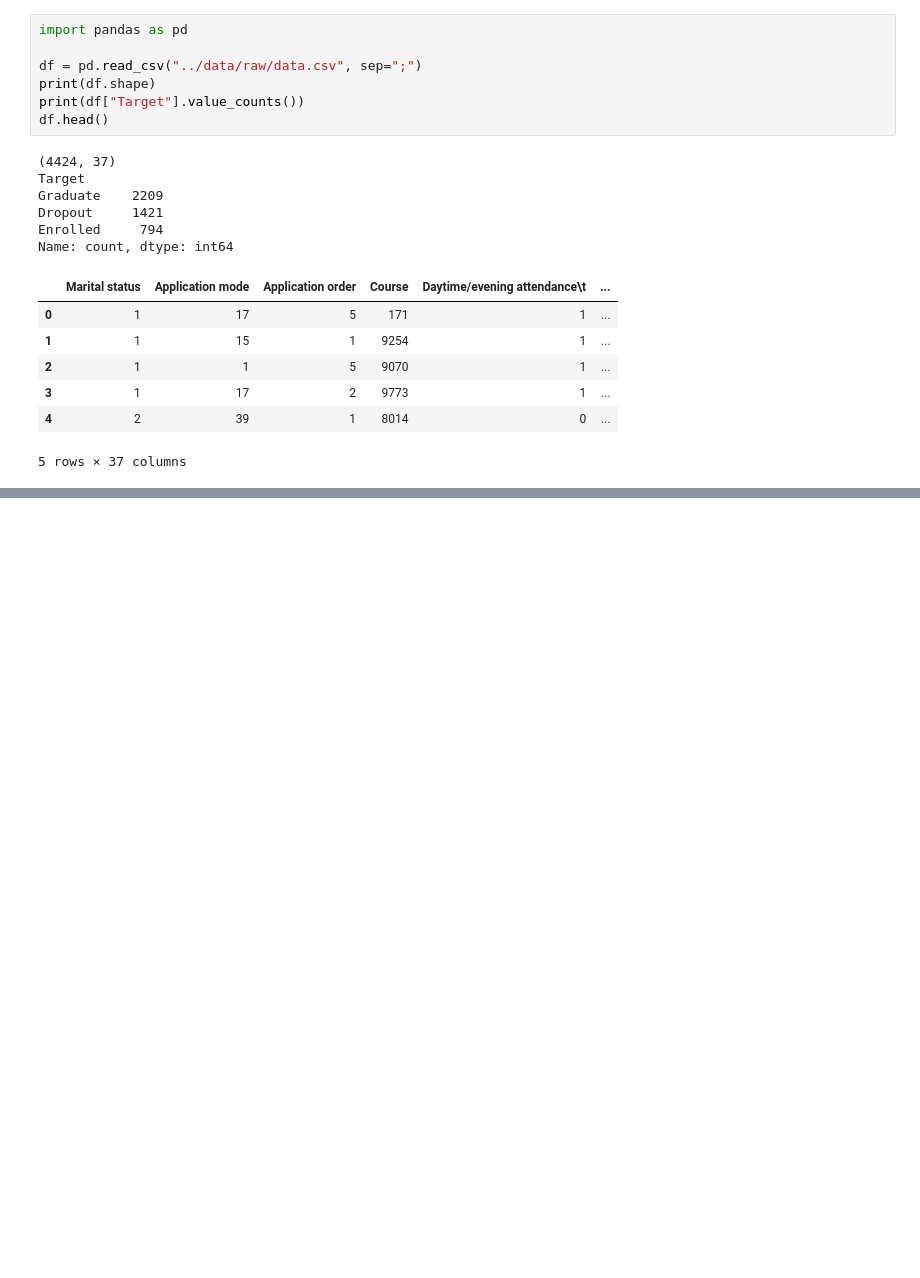
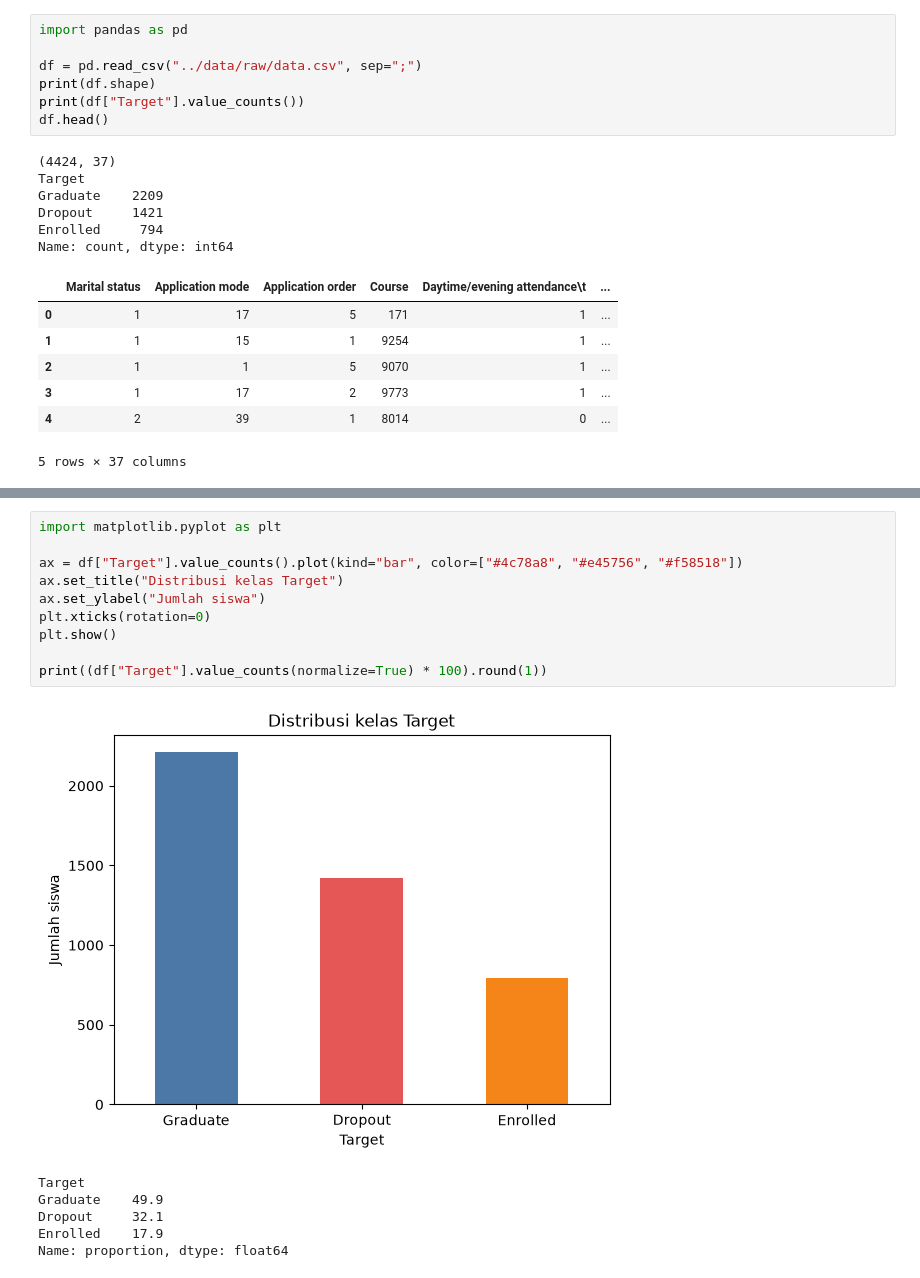
Before and after one commit to bott45/UTS_ML_Dropout, a Jupyter notebook: notebooks/01_eda.ipynb, the cells around one changed output, grey strips where cells are left out. Drawn from its saved outputs; the diff is of its cells as text; blank space fills up the shorter version.

```diff
--- a/notebooks/01_eda.ipynb
+++ b/notebooks/01_eda.ipynb
@@ -21,0 +61,17 @@ Name: count, dtype: int64
+# %%
+import matplotlib.pyplot as plt
+
+ax = df["Target"].value_counts().plot(kind="bar", color=["#4c78a8", "#e45756", "#f58518"])
+ax.set_title("Distribusi kelas Target")
+ax.set_ylabel("Jumlah siswa")
+plt.xticks(rotation=0)
+plt.show()
+
+print((df["Target"].value_counts(normalize=True) * 100).round(1))
+# %% [output]
+[figure, added]
+Target
+Graduate    49.9
+Dropout     32.1
+Enrolled    17.9
+Name: proportion, dtype: float64
```
Also changed, not shown: parts of 5 cells of this notebook, 5 other files.
